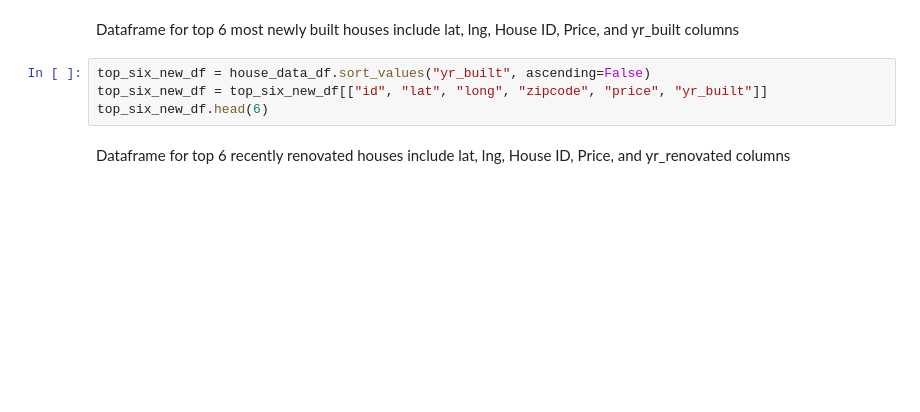
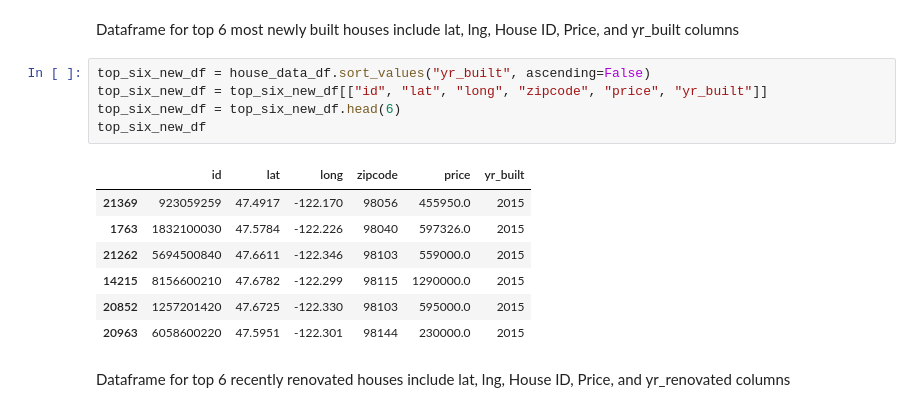
Before and after one commit to ameliahorton/King_county_house_sales_analysis, a Jupyter notebook: House Sales in King County, USA.ipynb, the cells around one changed output. Cells and saved outputs as stored; diff of their text form; blank space fills up the shorter version.

```diff
--- a/House Sales in King County, USA.ipynb
+++ b/House Sales in King County, USA.ipynb
@@ -278,7 +295,16 @@ Dataframe for top 6 most newly built houses include lat, lng, House ID, Price, a
 # %%
 top_six_new_df = house_data_df.sort_values("yr_built", ascending=False)
 top_six_new_df = top_six_new_df[["id", "lat", "long", "zipcode", "price", "yr_built"]]
-top_six_new_df.head(6)
+top_six_new_df = top_six_new_df.head(6)
+top_six_new_df
+# %% [output]
+|  | id | lat | long | zipcode | price | yr_built |
+| 21369 | 923059259 | 47.4917 | -122.170 | 98056 | 455950.0 | 2015 |
+| 1763 | 1832100030 | 47.5784 | -122.226 | 98040 | 597326.0 | 2015 |
+| 21262 | 5694500840 | 47.6611 | -122.346 | 98103 | 559000.0 | 2015 |
+| 14215 | 8156600210 | 47.6782 | -122.299 | 98115 | 1290000.0 | 2015 |
+| 20852 | 1257201420 | 47.6725 | -122.330 | 98103 | 595000.0 | 2015 |
+| 20963 | 6058600220 | 47.5951 | -122.301 | 98144 | 230000.0 | 2015 |
 # %% [markdown]
 Dataframe for top 6 recently renovated houses include lat, lng, House ID, Price, and yr_renovated columns
 # %%
```
Also changed, not shown: parts of 13 cells of this notebook, 1 other file.
